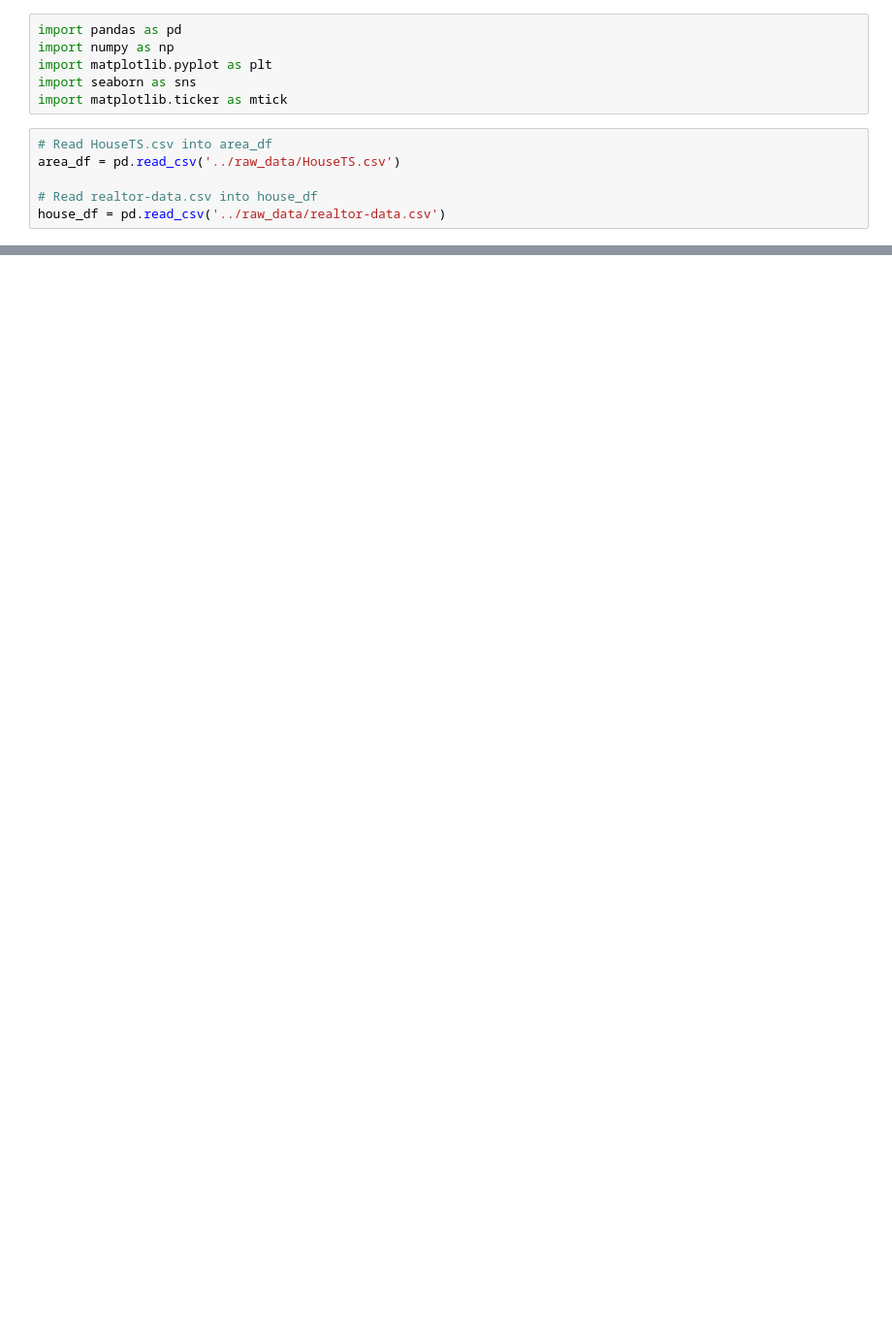
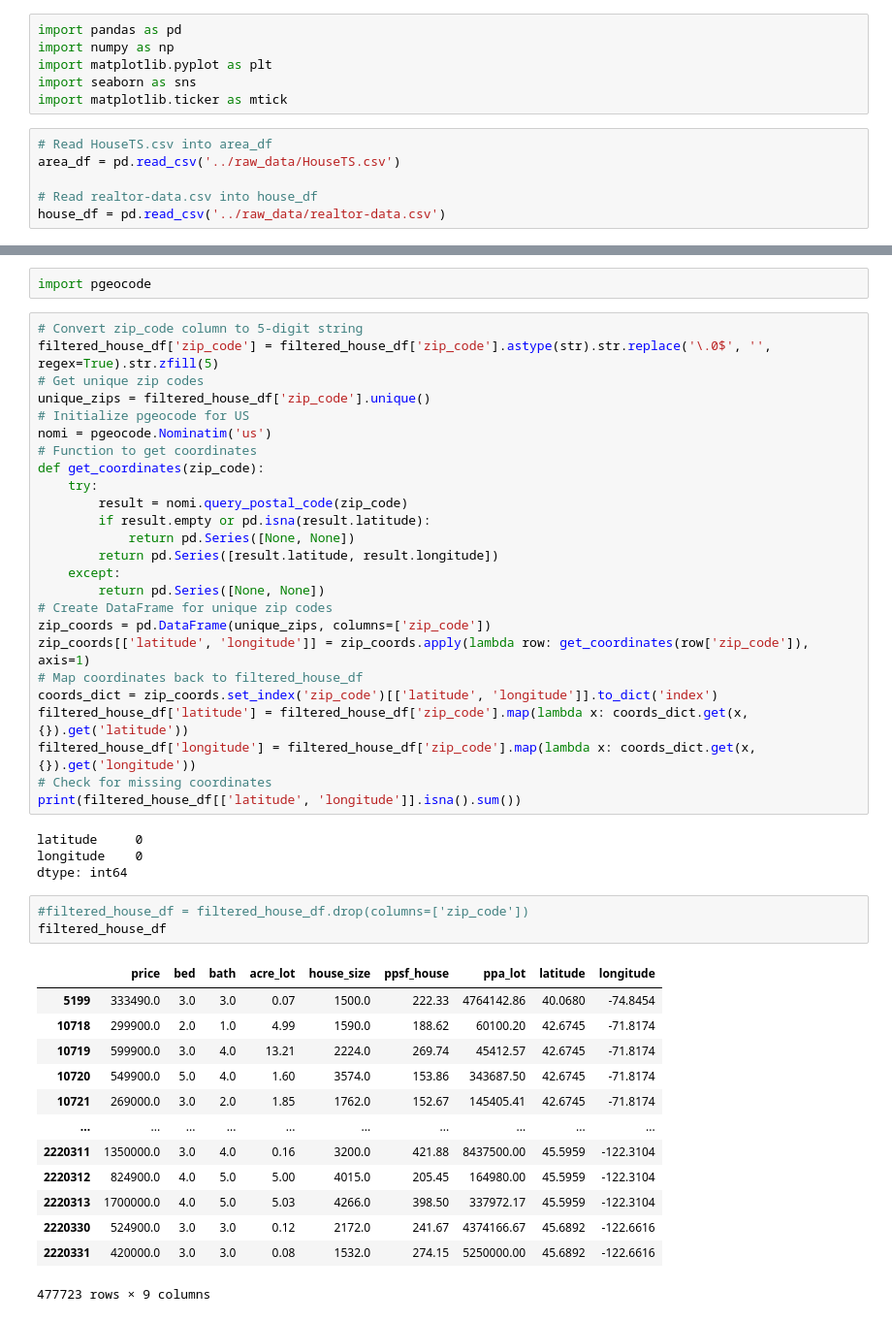
Before and after one commit to JensKlug/zillows_real_estate, a Jupyter notebook: notebooks/notebook_ck.ipynb, the cells around one changed output, grey strips where cells are left out. Shown: that part at 97% size. Drawn from its saved outputs; the diff is of its cells as text; blank space fills up the shorter version.

```diff
--- a/notebooks/notebook_ck.ipynb
+++ b/notebooks/notebook_ck.ipynb
@@ -156,0 +193,48 @@ dtype: int64
+# %%
+import pgeocode
+# %%
+# Convert zip_code column to 5-digit string
+filtered_house_df['zip_code'] = filtered_house_df['zip_code'].astype(str).str.replace('\.0$', '', regex=True).str.zfill(5)
+# Get unique zip codes
+unique_zips = filtered_house_df['zip_code'].unique()
+# Initialize pgeocode for US
+nomi = pgeocode.Nominatim('us')
+# Function to get coordinates
+def get_coordinates(zip_code):
+    try:
+        result = nomi.query_postal_code(zip_code)
+        if result.empty or pd.isna(result.latitude):
+            return pd.Series([None, None])
+        return pd.Series([result.latitude, result.longitude])
+    except:
+        return pd.Series([None, None])
+# Create DataFrame for unique zip codes
+zip_coords = pd.DataFrame(unique_zips, columns=['zip_code'])
+zip_coords[['latitude', 'longitude']] = zip_coords.apply(lambda row: get_coordinates(row['zip_code']), axis=1)
+# Map coordinates back to filtered_house_df
+coords_dict = zip_coords.set_index('zip_code')[['latitude', 'longitude']].to_dict('index')
+filtered_house_df['latitude'] = filtered_house_df['zip_code'].map(lambda x: coords_dict.get(x, {}).get('latitude'))
+filtered_house_df['longitude'] = filtered_house_df['zip_code'].map(lambda x: coords_dict.get(x, {}).get('longitude'))
+# Check for missing coordinates
+print(filtered_house_df[['latitude', 'longitude']].isna().sum())
+# %% [output]
+latitude     0
+longitude    0
+dtype: int64
+# %%
+#filtered_house_df = filtered_house_df.drop(columns=['zip_code'])
+filtered_house_df
+# %% [output]
+|  | price | bed | bath | acre_lot | house_size | ppsf_house | ppa_lot | latitude | longitude |
+| 5199 | 333490.0 | 3.0 | 3.0 | 0.07 | 1500.0 | 222.33 | 4764142.86 | 40.0680 | -74.8454 |
+| 10718 | 299900.0 | 2.0 | 1.0 | 4.99 | 1590.0 | 188.62 | 60100.20 | 42.6745 | -71.8174 |
+| 10719 | 599900.0 | 3.0 | 4.0 | 13.21 | 2224.0 | 269.74 | 45412.57 | 42.6745 | -71.8174 |
+| 10720 | 549900.0 | 5.0 | 4.0 | 1.60 | 3574.0 | 153.86 | 343687.50 | 42.6745 | -71.8174 |
+| 10721 | 269000.0 | 3.0 | 2.0 | 1.85 | 1762.0 | 152.67 | 145405.41 | 42.6745 | -71.8174 |
+| ... | ... | ... | ... | ... | ... | ... | ... | ... | ... |
+| 2220311 | 1350000.0 | 3.0 | 4.0 | 0.16 | 3200.0 | 421.88 | 8437500.00 | 45.5959 | -122.3104 |
+| 2220312 | 824900.0 | 4.0 | 5.0 | 5.00 | 4015.0 | 205.45 | 164980.00 | 45.5959 | -122.3104 |
+| 2220313 | 1700000.0 | 4.0 | 5.0 | 5.03 | 4266.0 | 398.50 | 337972.17 | 45.5959 | -122.3104 |
+| 2220330 | 524900.0 | 3.0 | 3.0 | 0.12 | 2172.0 | 241.67 | 4374166.67 | 45.6892 | -122.6616 |
+| 2220331 | 420000.0 | 3.0 | 3.0 | 0.08 | 1532.0 | 274.15 | 5250000.00 | 45.6892 | -122.6616 |
+477723 rows × 9 columns
```
Also changed, not shown: parts of 16 cells of this notebook.
